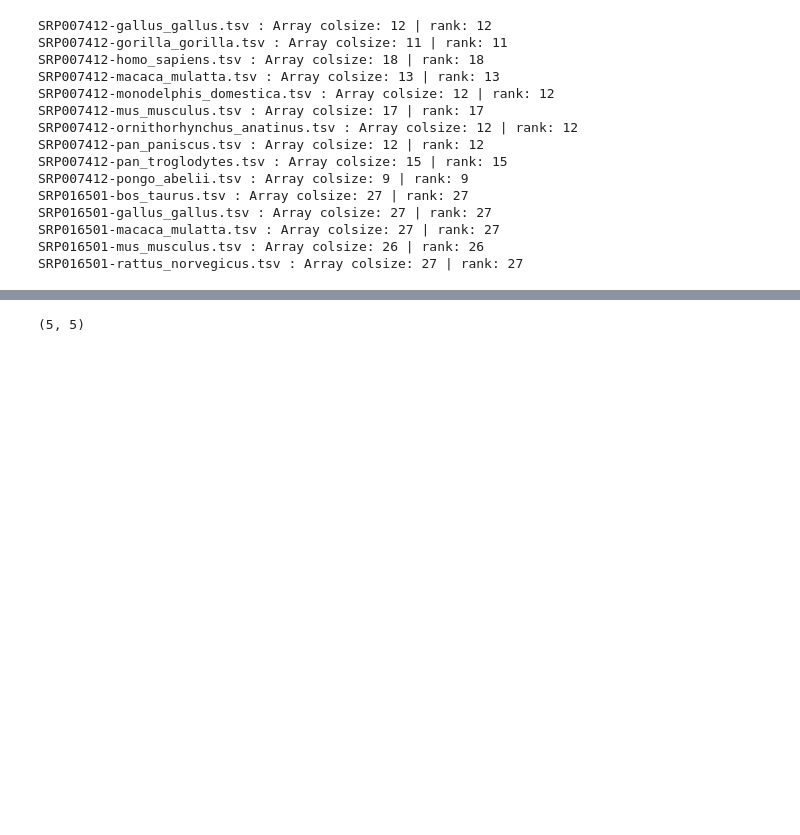
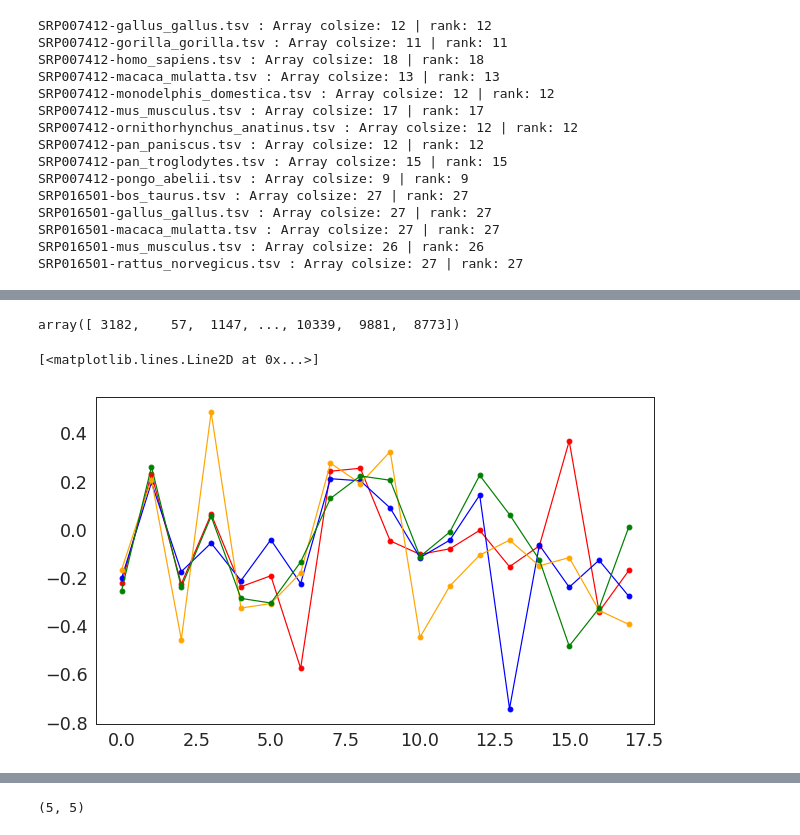
Before and after one commit to saketkc/EE-546-project, a Jupyter notebook: notebooks/10.HO-GSVD.ipynb, the cells around one changed output, grey strips where cells are left out. Cells and saved outputs as stored; diff of their text form; code cells hidden in the pictures; blank space fills up the shorter version.

```diff
--- a/notebooks/10.HO-GSVD.ipynb
+++ b/notebooks/10.HO-GSVD.ipynb
@@ -118,6 +205,13 @@ matrix4 =  np.asfortranarray(df.values)
 # %%
 U, sigmas, V = ho_SVD([matrix1, matrix2, matrix3, matrix4])
 sigmas_matrix = [np.diag(sigma) for sigma in sigmas]
+# %%
+df_yeast = pd.read_table('../PNAS_2000_datasets/Yeast.txt', header=1)
+df_yeast= df_yeast.loc[:, '0_min':]
+df_yeast = df_yeast.replace('Null', np.nan)
+df_yeast = df_yeast.astype(float)
 # %%
 df_human = pd.read_table('../PNAS_2000_datasets/Human.txt', header=1)
-df_human.loc[:, '2_hr':].head()
+df_human = df_human.loc[:, '2_hr':]
+df_human = df_human.replace('Null', np.nan)
+df_human = df_human.astype(float)
@@ -169,0 +218,7 @@ Index(['CLID', 'SYMBOL', 'NAME', 'MICROARRAY_CLASSIFICATION',
+# %%
+full_matrix_human = SVD_impute(df_human)
+full_matrix_yeast = SVD_impute(df_yeast)
+# %%
+#U, sigmas, V = ho_SVD([full_matrix_human, full_matrix_yeast])
+U, sigmas, V = calcHOGSVD([full_matrix_human, full_matrix_yeast])
+sigmas_matrix = [np.diag(sigma) for sigma in sigmas]
@@ -169,0 +284,13 @@ Index(['CLID', 'SYMBOL', 'NAME', 'MICROARRAY_CLASSIFICATION',
+# %%
+highest_projection_genex_X
+# %% [output]
+array([ 3182,    57,  1147, ..., 10339,  9881,  8773])
+# %%
+fig, ax = plt.subplots(figsize=(10, 6))
+ax.plot(V[0, :], marker='o', color='red')
+ax.plot(V[1, :], marker='o', color='blue')
+ax.plot(V[16, :], marker='o', color='orange')
+ax.plot(V[17, :], marker='o', color='green')
+# %% [output]
+[<matplotlib.lines.Line2D at 0x...>]
+[figure, added]
```
Also changed, not shown: parts of 24 cells of this notebook, 27 other files.
